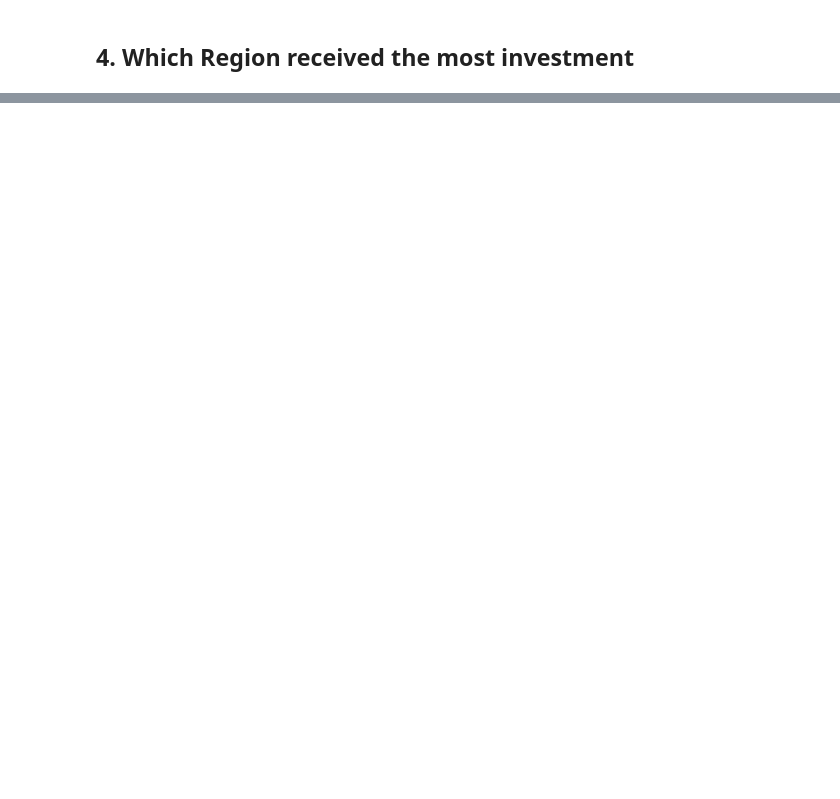
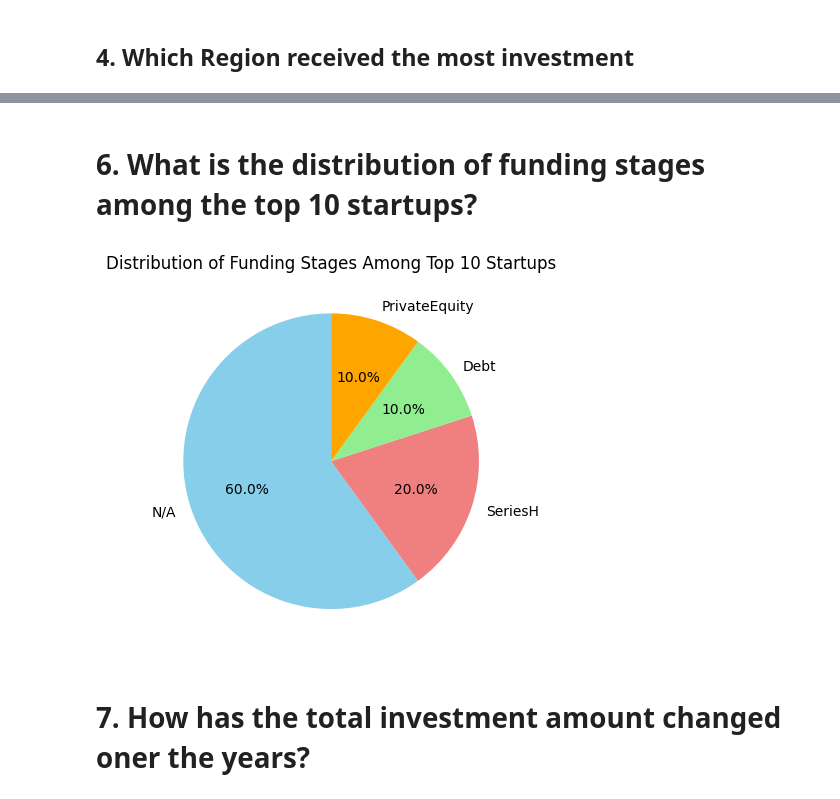
Before and after one commit to Georginahnjeri/Ecosystem-Startup, a Jupyter notebook: Untitled.ipynb, the cells around one changed output, grey strips where cells are left out. Drawn from its saved outputs; the diff is of its cells as text; code cells hidden in the pictures; blank space fills up the shorter version.

```diff
--- a/Untitled.ipynb
+++ b/Untitled.ipynb
@@ -2328,0 +2371,19 @@ plt.show()
+# %% [markdown]
+# 6. What is the distribution of funding stages among the top 10 startups?
+# %%
+df = pd.DataFrame(full_data)
+
+# Sort the DataFrame by 'Amount' in descending order to get the top 10 startups
+top_10_startups = df.nlargest(10, 'Amount')
+
+# Count the occurrences of each funding stage in the top 10 startups
+funding_stage_counts = top_10_startups['Stage'].value_counts()
+
+# Plotting a pie chart for the distribution of funding stages
+plt.pie(funding_stage_counts, labels=funding_stage_counts.index, autopct='%1.1f%%', startangle=90, colors=['skyblue', 'lightcoral', 'lightgreen', 'orange'])
+plt.title('Distribution of Funding Stages Among Top 10 Startups')
+plt.show()
+# %% [output]
+[figure, added]
+# %% [markdown]
+# 7. How has the total investment amount changed oner the years?
```
Also changed, not shown: parts of 18 cells of this notebook.
